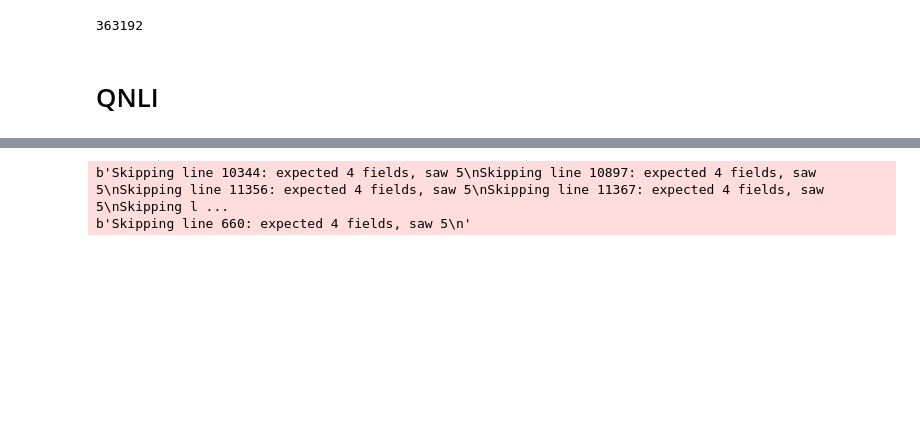
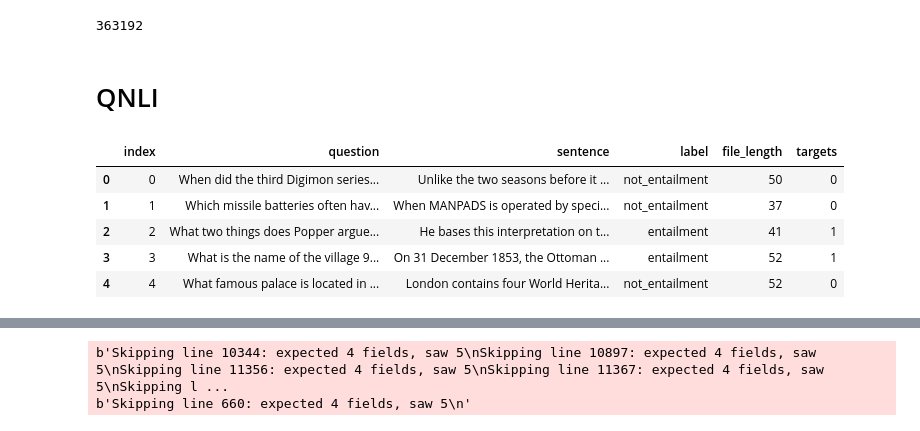
Before and after one commit to gebob19/Dropout-Attention, a Jupyter notebook: workstation.ipynb, the cells around one changed output, grey strips where cells are left out. Drawn from its saved outputs; the diff is of its cells as text; code cells hidden in the pictures; blank space fills up the shorter version.

```diff
--- a/workstation.ipynb
+++ b/workstation.ipynb
@@ -140,3 +140,13 @@ df.to_csv(data/name, index=False)
 # QNLI
 # %%
 data = base/'QNLI'
+# %%
+traindf = pd.read_csv(data/'train.csv')
+traindf.head()
+# %% [output]
+|  | index | question | sentence | label | file_length | targets |
+| 0 | 0 | When did the third Digimon series... | Unlike the two seasons before it ... | not_entailment | 50 | 0 |
+| 1 | 1 | Which missile batteries often hav... | When MANPADS is operated by speci... | not_entailment | 37 | 0 |
+| 2 | 2 | What two things does Popper argue... | He bases this interpretation on t... | entailment | 41 | 1 |
+| 3 | 3 | What is the name of the village 9... | On 31 December 1853, the Ottoman ... | entailment | 52 | 1 |
+| 4 | 4 | What famous palace is located in ... | London contains four World Herita... | not_entailment | 52 | 0 |
```
Also changed, not shown: parts of 3 cells of this notebook, 2 other files.
